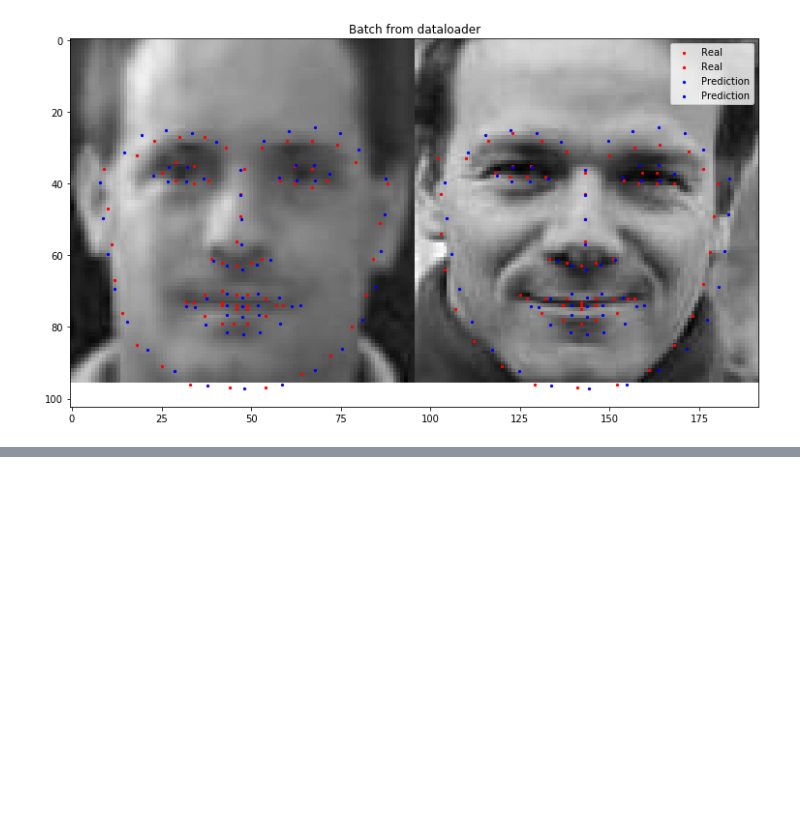
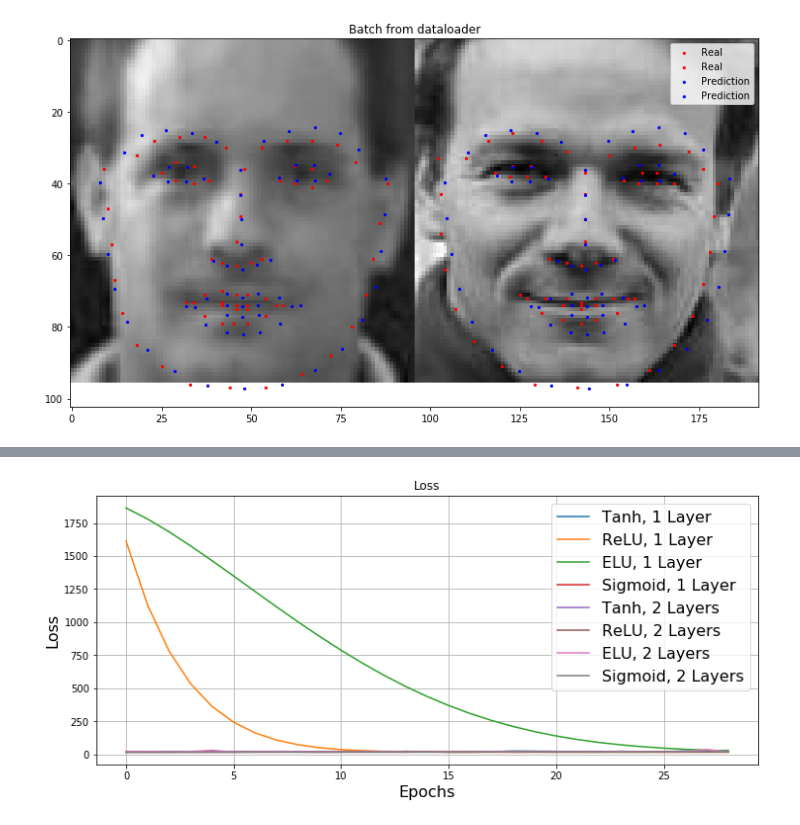
Before and after one commit to Dilshod070/NeuralNets-Sphere, a Jupyter notebook: Лекция3/Seminar 3/Practice task 3, PyTorch Introduction [SOLVED].ipynb, the cells around one changed output, grey strips where cells are left out. Drawn from its saved outputs; the diff is of its cells as text; code cells hidden in the pictures; blank space fills up the shorter version.

```diff
--- a/Лекция3/Seminar 3/Practice task 3, PyTorch Introduction [SOLVED].ipynb
+++ b/Лекция3/Seminar 3/Practice task 3, PyTorch Introduction [SOLVED].ipynb
@@ -286,18 +323,20 @@ Epoch 18... (Train/Test) MSE: 19.580/20.995
 # %%
 plt.figure(figsize=(12, 5))
 plt.title('Loss')
-# plt.plot(loss_1_tanh, label='Tanh, 1 Layer')
-# plt.plot(loss_1_relu, label='ReLU, 1 Layer')
-# plt.plot(loss_1_elu, label='ELU, 1 Layer')
-# plt.plot(loss_1_sigm, label='Sigmoid, 1 Layer')
+plt.plot(loss_1_tanh, label='Tanh, 1 Layer')
+plt.plot(loss_1_relu, label='ReLU, 1 Layer')
+plt.plot(loss_1_elu, label='ELU, 1 Layer')
+plt.plot(loss_1_sigm, label='Sigmoid, 1 Layer') # просто не туда привоил результат случайно
 plt.plot(loss_2_tanh, label='Tanh, 2 Layers')
 plt.plot(loss_2_relu, label='ReLU, 2 Layers')
 plt.plot(loss_2_elu, label='ELU, 2 Layers')
-# plt.plot(loss_2_sigm, label='Sigmoid, 2 Layers')
+plt.plot(loss_2_sigm, label='Sigmoid, 2 Layers')
 
 plt.xlabel('Epochs', fontsize=16)
 plt.ylabel('Loss', fontsize=16)
 plt.legend(loc=0, fontsize=16)
 plt.grid()
 
 plt.show()
+# %% [output]
+[figure, added]
```
Also changed, not shown: parts of 9 cells of this notebook, 1 other file.
